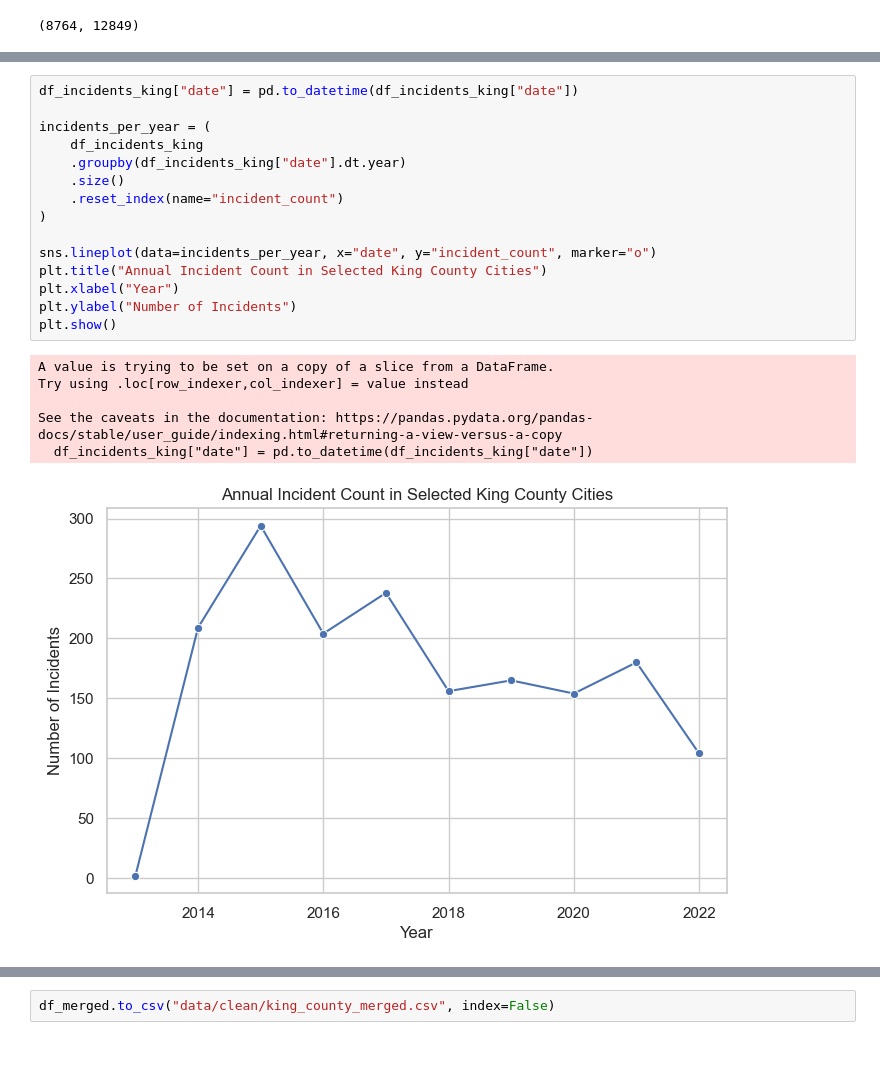
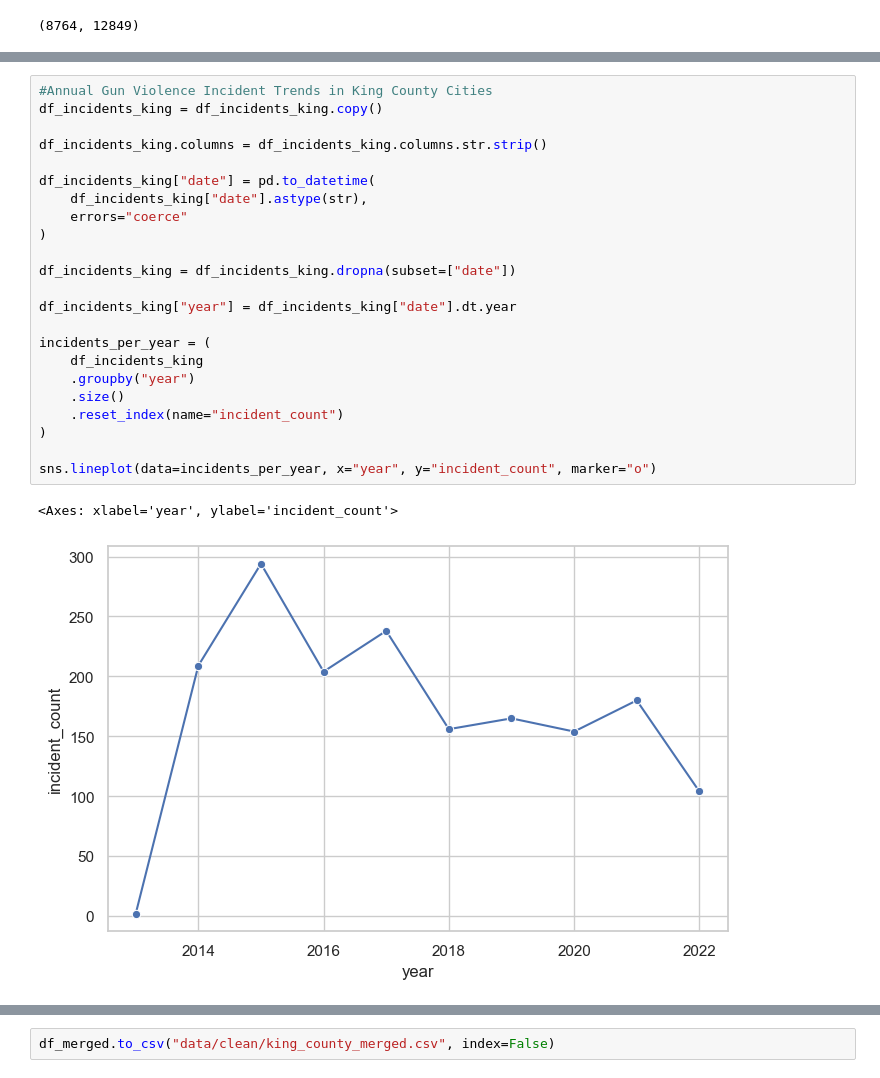
Before and after one commit to denizbarankarasu/livability-houseprice-usa, a Jupyter notebook: notebooks/01_eda.ipynb, the cells around one changed output, grey strips where cells are left out. Cells and saved outputs as stored; diff of their text form; blank space fills up the shorter version.

```diff
--- a/notebooks/01_eda.ipynb
+++ b/notebooks/01_eda.ipynb
@@ -297,25 +303,29 @@ len(df_incidents_king), df_incidents_king.head()
  1807    Glennwood Ave NE and NE 9th St         0          1
  1942       2600 block of SW Andover St         0          1  )
 # %%
-df_incidents_king["date"] = pd.to_datetime(df_incidents_king["date"])
+#Annual Gun Violence Incident Trends in King County Cities
+df_incidents_king = df_incidents_king.copy()
+
+df_incidents_king.columns = df_incidents_king.columns.str.strip()
+
+df_incidents_king["date"] = pd.to_datetime(
+    df_incidents_king["date"].astype(str),
+    errors="coerce"
+)
+
+df_incidents_king = df_incidents_king.dropna(subset=["date"])
+
+df_incidents_king["year"] = df_incidents_king["date"].dt.year
 
 incidents_per_year = (
     df_incidents_king
-    .groupby(df_incidents_king["date"].dt.year)
+    .groupby("year")
     .size()
     .reset_index(name="incident_count")
 )
 
-sns.lineplot(data=incidents_per_year, x="date", y="incident_count", marker="o")
-plt.title("Annual Incident Count in Selected King County Cities")
-plt.xlabel("Year")
-plt.ylabel("Number of Incidents")
-plt.show()
+sns.lineplot(data=incidents_per_year, x="year", y="incident_count", marker="o")
 # %% [output]
-A value is trying to be set on a copy of a slice from a DataFrame.
-Try using .loc[row_indexer,col_indexer] = value instead
-
-See the caveats in the documentation: https://pandas.pydata.org/pandas-docs/stable/user_guide/indexing.html#returning-a-view-versus-a-copy
-  df_incidents_king["date"] = pd.to_datetime(df_incidents_king["date"])
+<Axes: xlabel='year', ylabel='incident_count'>
-[figure, old version]
+[figure, new version]
 # %%
```
Also changed, not shown: parts of 15 cells of this notebook.
